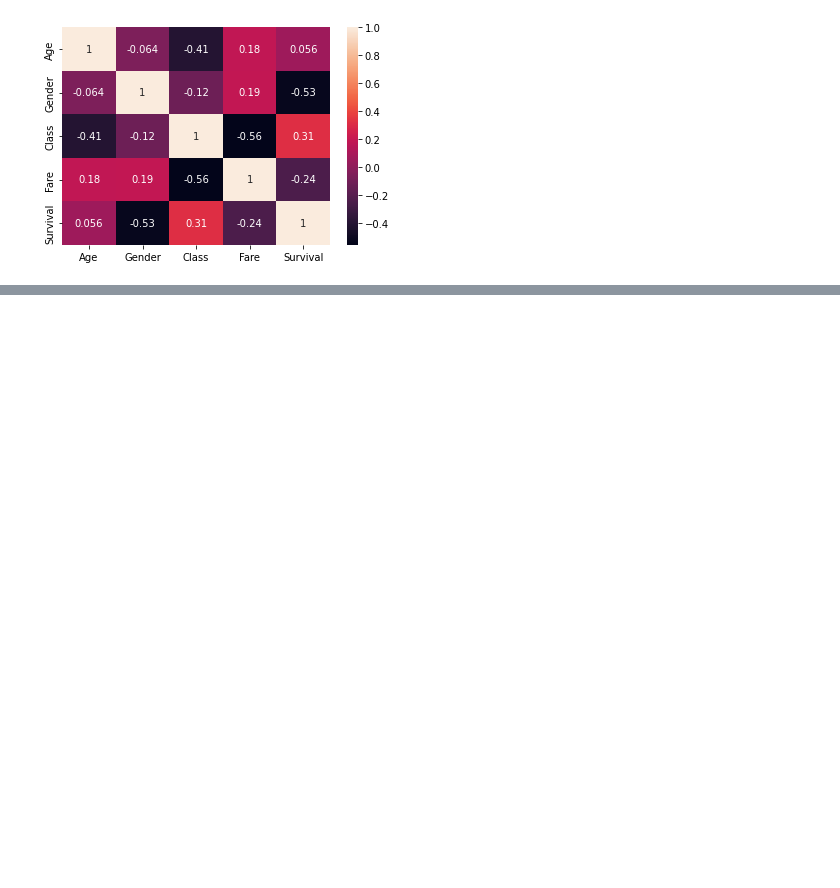
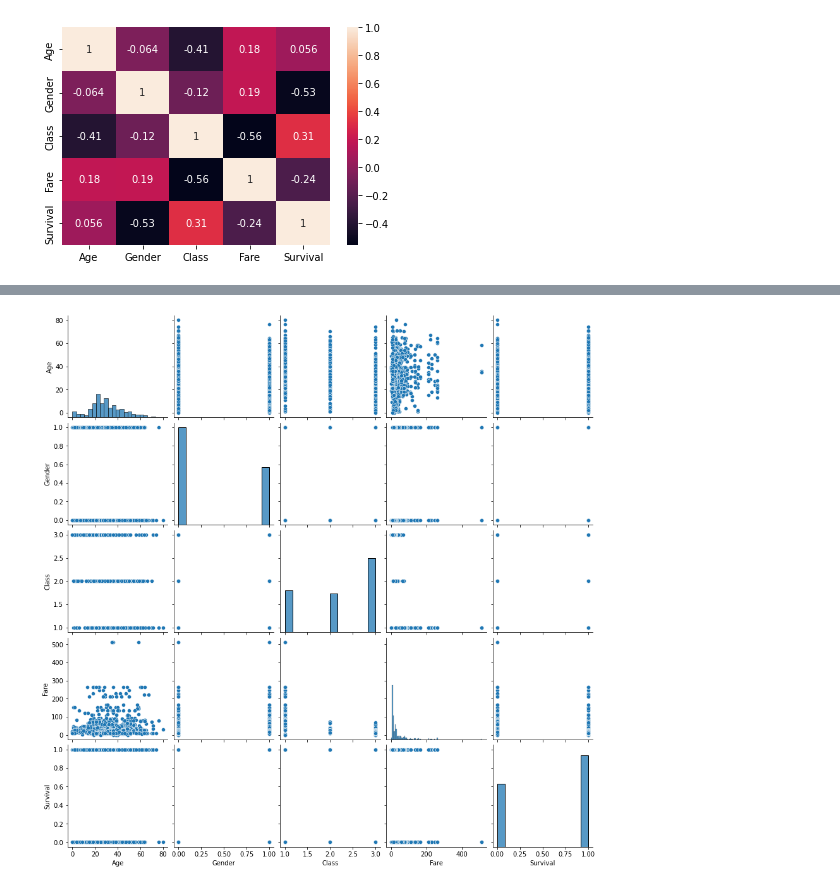
Before and after one commit to ckavana/ITCS-3162-Final-project---group-12, a Jupyter notebook: Final_Project_Notebook.ipynb, the cells around one changed output, grey strips where cells are left out. Cells and saved outputs as stored; diff of their text form; code cells hidden in the pictures; blank space fills up the shorter version.

```diff
--- a/Final_Project_Notebook.ipynb
+++ b/Final_Project_Notebook.ipynb
@@ -83,0 +94,3 @@ sns.heatmap(df_corr, annot= True)
+# %%
+df = df.dropna(axis=0)
+df.isnull().sum()
@@ -83,0 +121,4 @@ sns.heatmap(df_corr, annot= True)
+# %%
+sns.pairplot(df, height=2.5);
+# %% [output]
+[figure, added]
```
Also changed, not shown: parts of 3 cells of this notebook.
